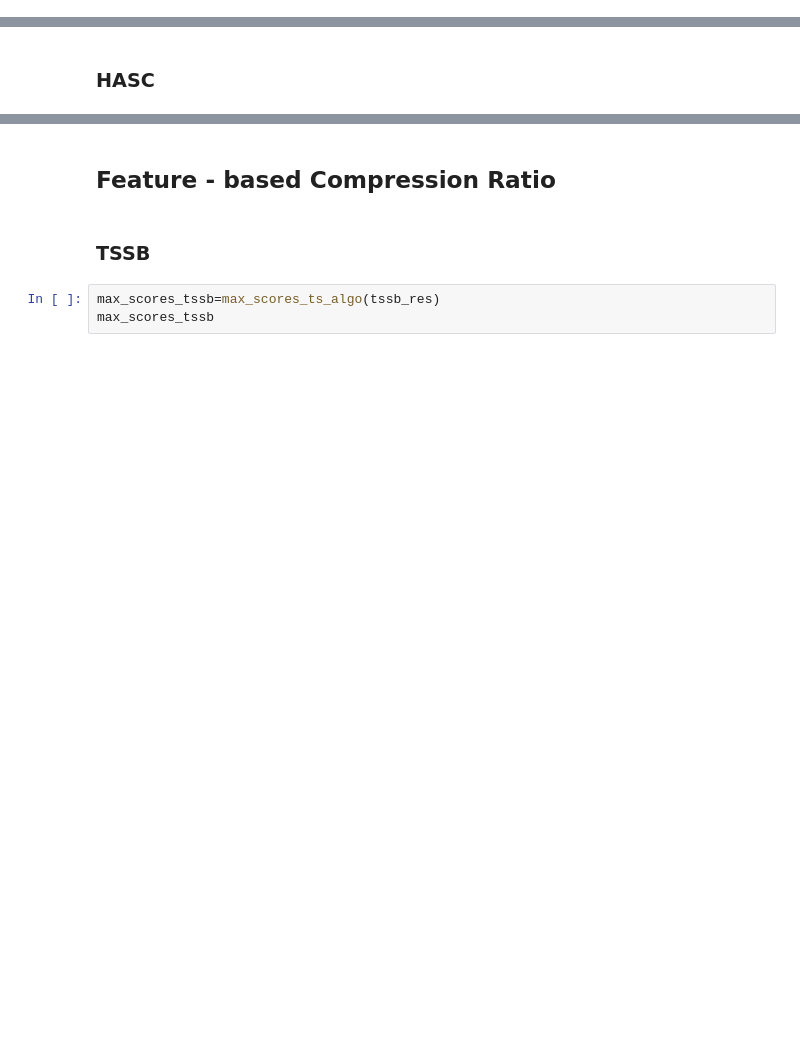
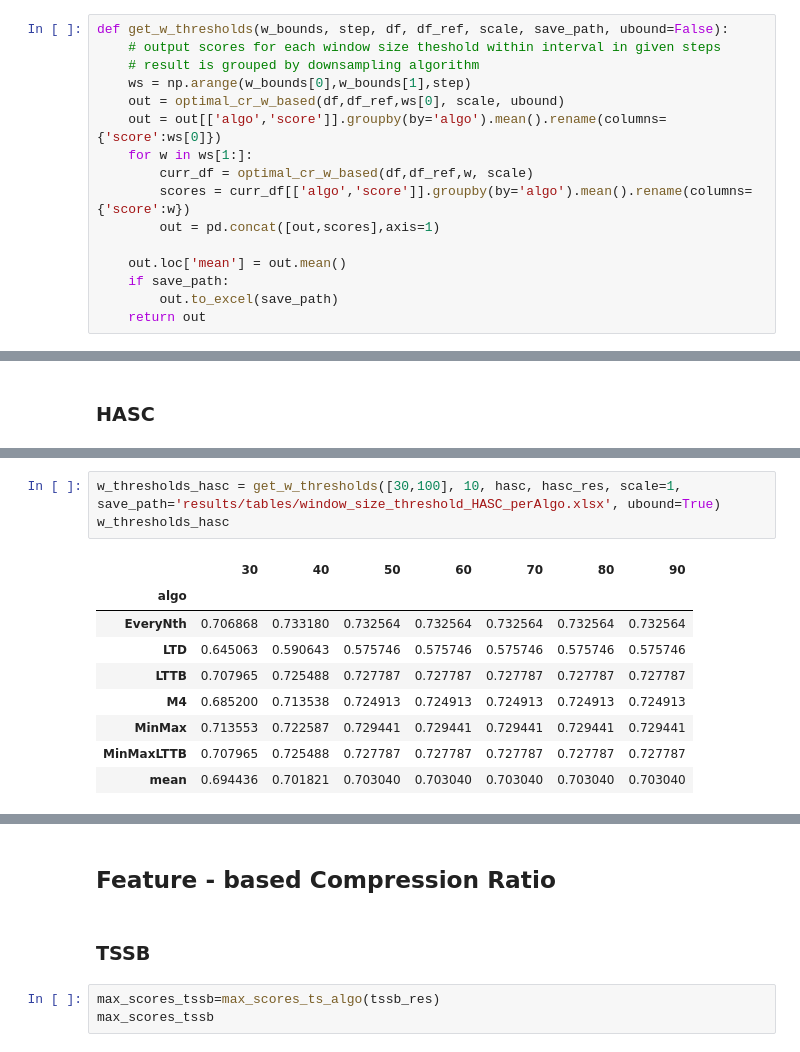
Before and after one commit to Sonsakar/Downsampled_ClaSP, a Jupyter notebook: 3b_Compression_Ratio.ipynb, the cells around one changed output, grey strips where cells are left out. Cells and saved outputs as stored; diff of their text form; blank space fills up the shorter version.

```diff
--- a/3b_Compression_Ratio.ipynb
+++ b/3b_Compression_Ratio.ipynb
@@ -164,6 +170,22 @@ def optimal_cr_w_based_summary(df,ref_df,w_thresholds, scale, ubound=False):
             out=pd.concat([out,out_df_slice]).reset_index(drop=True)
             out2=pd.concat([out2,out_dfalgo_slice]).reset_index(drop=True)
     return out, out2
+# %%
+def get_w_thresholds(w_bounds, step, df, df_ref, scale, save_path, ubound=False):
+    # output scores for each window size theshold within interval in given steps
+    # result is grouped by downsampling algorithm
+    ws = np.arange(w_bounds[0],w_bounds[1],step)
+    out = optimal_cr_w_based(df,df_ref,ws[0], scale, ubound)
+    out = out[['algo','score']].groupby(by='algo').mean().rename(columns={'score':ws[0]})
+    for w in ws[1:]:
+        curr_df = optimal_cr_w_based(df,df_ref,w, scale)
+        scores = curr_df[['algo','score']].groupby(by='algo').mean().rename(columns={'score':w})
+        out = pd.concat([out,scores],axis=1)
+
+    out.loc['mean'] = out.mean()
+    if save_path:
+        out.to_excel(save_path)
+    return out
 # %%
 def get_w_thresholds_general(w_bounds, step, df, df_ref, scale, save_path, ubound=False):
     # output scores for each window size theshold within interval in given steps
@@ -328 +388,14 @@ for cr in crs_lim:
+# %%
+w_thresholds_hasc = get_w_thresholds([30,100], 10, hasc, hasc_res, scale=1, save_path='results/tables/window_size_threshold_HASC_perAlgo.xlsx', ubound=True)
+w_thresholds_hasc
+# %% [output]
+|  | 30 | 40 | 50 | 60 | 70 | 80 | 90 |
+| algo |  |  |  |  |  |  |  |
+| EveryNth | 0.706868 | 0.733180 | 0.732564 | 0.732564 | 0.732564 | 0.732564 | 0.732564 |
+| LTD | 0.645063 | 0.590643 | 0.575746 | 0.575746 | 0.575746 | 0.575746 | 0.575746 |
+| LTTB | 0.707965 | 0.725488 | 0.727787 | 0.727787 | 0.727787 | 0.727787 | 0.727787 |
+| M4 | 0.685200 | 0.713538 | 0.724913 | 0.724913 | 0.724913 | 0.724913 | 0.724913 |
+| MinMax | 0.713553 | 0.722587 | 0.729441 | 0.729441 | 0.729441 | 0.729441 | 0.729441 |
+| MinMaxLTTB | 0.707965 | 0.725488 | 0.727787 | 0.727787 | 0.727787 | 0.727787 | 0.727787 |
+| mean | 0.694436 | 0.701821 | 0.703040 | 0.703040 | 0.703040 | 0.703040 | 0.703040 |
 # %%
```
Also changed, not shown: parts of 23 cells of this notebook, 1 other file.
